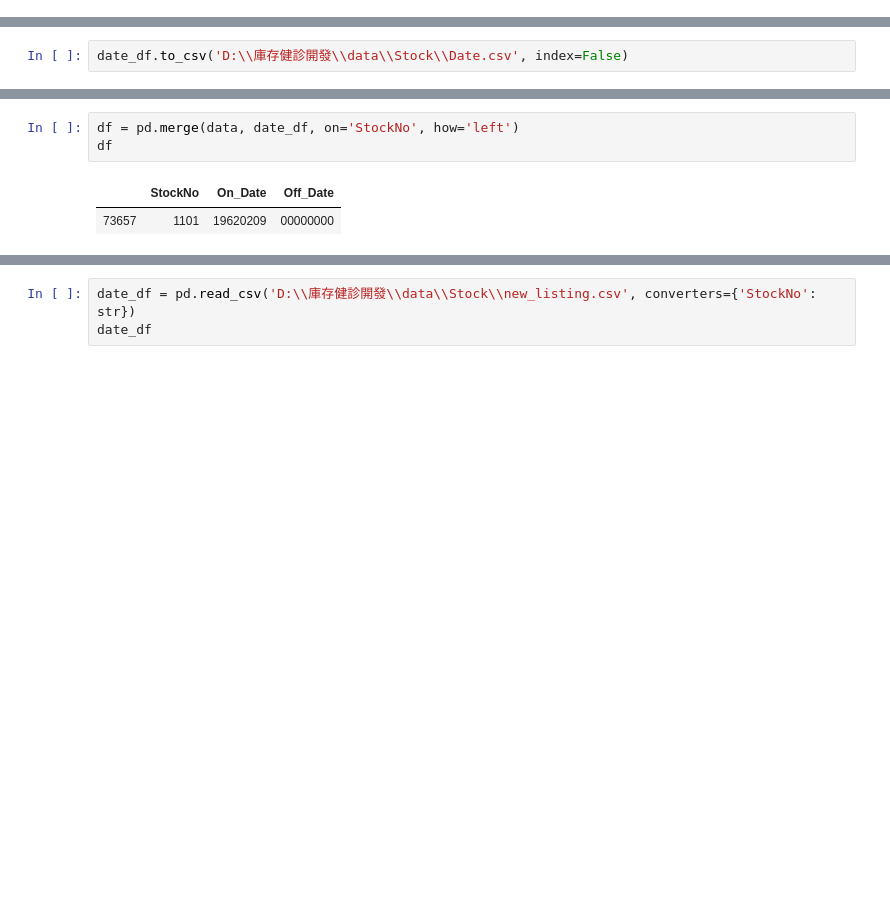
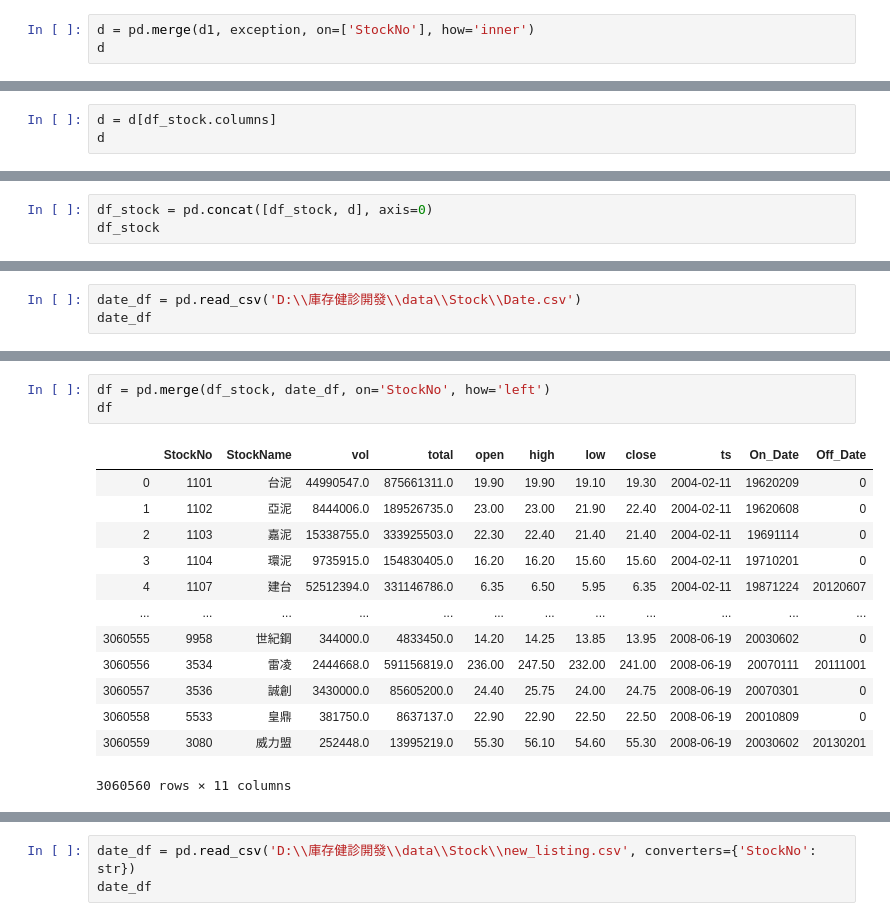
Before and after one commit to datateams0982/Inventory_Check, a Jupyter notebook: Preprocess/All_Stock_Preprocess.ipynb, the cells around one changed output, grey strips where cells are left out. Drawn from its saved outputs; the diff is of its cells as text; blank space fills up the shorter version.

```diff
--- a/Preprocess/All_Stock_Preprocess.ipynb
+++ b/Preprocess/All_Stock_Preprocess.ipynb
@@ -72,0 +135,3 @@ Index(['STOCK_NO', 'CFC14', 'CFC61'], dtype='object')
+# %%
+d = pd.merge(d1, exception, on=['StockNo'], how='inner')
+d
@@ -72,0 +152,3 @@ Index(['STOCK_NO', 'CFC14', 'CFC61'], dtype='object')
+# %%
+d = d[df_stock.columns]
+d
@@ -72,0 +169,3 @@ Index(['STOCK_NO', 'CFC14', 'CFC61'], dtype='object')
+# %%
+df_stock = pd.concat([df_stock, d], axis=0)
+df_stock
@@ -73,2 +186,3 @@ Index(['STOCK_NO', 'CFC14', 'CFC61'], dtype='object')
 # %%
-date_df.to_csv('D:\\庫存健診開發\\data\\Stock\\Date.csv', index=False)
+date_df = pd.read_csv('D:\\庫存健診開發\\data\\Stock\\Date.csv')
+date_df
@@ -75,7 +203,18 @@ date_df.to_csv('D:\\庫存健診開發\\data\\Stock\\Date.csv', index=False)
 # %%
-df = pd.merge(data, date_df, on='StockNo', how='left')
+df = pd.merge(df_stock, date_df, on='StockNo', how='left')
 df
 # %% [output]
-|  | StockNo | On_Date | Off_Date |
-| 73657 | 1101 | 19620209 | 00000000 |
+|  | StockNo | StockName | vol | total | open | high | low | close | ts | On_Date | Off_Date |
+| 0 | 1101 | 台泥 | 44990547.0 | 875661311.0 | 19.90 | 19.90 | 19.10 | 19.30 | 2004-02-11 | 19620209 | 0 |
+| 1 | 1102 | 亞泥 | 8444006.0 | 189526735.0 | 23.00 | 23.00 | 21.90 | 22.40 | 2004-02-11 | 19620608 | 0 |
+| 2 | 1103 | 嘉泥 | 15338755.0 | 333925503.0 | 22.30 | 22.40 | 21.40 | 21.40 | 2004-02-11 | 19691114 | 0 |
+| 3 | 1104 | 環泥 | 9735915.0 | 154830405.0 | 16.20 | 16.20 | 15.60 | 15.60 | 2004-02-11 | 19710201 | 0 |
+| 4 | 1107 | 建台 | 52512394.0 | 331146786.0 | 6.35 | 6.50 | 5.95 | 6.35 | 2004-02-11 | 19871224 | 20120607 |
+| ... | ... | ... | ... | ... | ... | ... | ... | ... | ... | ... | ... |
+| 3060555 | 9958 | 世紀鋼 | 344000.0 | 4833450.0 | 14.20 | 14.25 | 13.85 | 13.95 | 2008-06-19 | 20030602 | 0 |
+| 3060556 | 3534 | 雷凌 | 2444668.0 | 591156819.0 | 236.00 | 247.50 | 232.00 | 241.00 | 2008-06-19 | 20070111 | 20111001 |
+| 3060557 | 3536 | 誠創 | 3430000.0 | 85605200.0 | 24.40 | 25.75 | 24.00 | 24.75 | 2008-06-19 | 20070301 | 0 |
+| 3060558 | 5533 | 皇鼎 | 381750.0 | 8637137.0 | 22.90 | 22.90 | 22.50 | 22.50 | 2008-06-19 | 20010809 | 0 |
+| 3060559 | 3080 | 威力盟 | 252448.0 | 13995219.0 | 55.30 | 56.10 | 54.60 | 55.30 | 2008-06-19 | 20030602 | 20130201 |
+3060560 rows × 11 columns
 # %%
```
Also changed, not shown: parts of 30 cells of this notebook, 9 other files.
